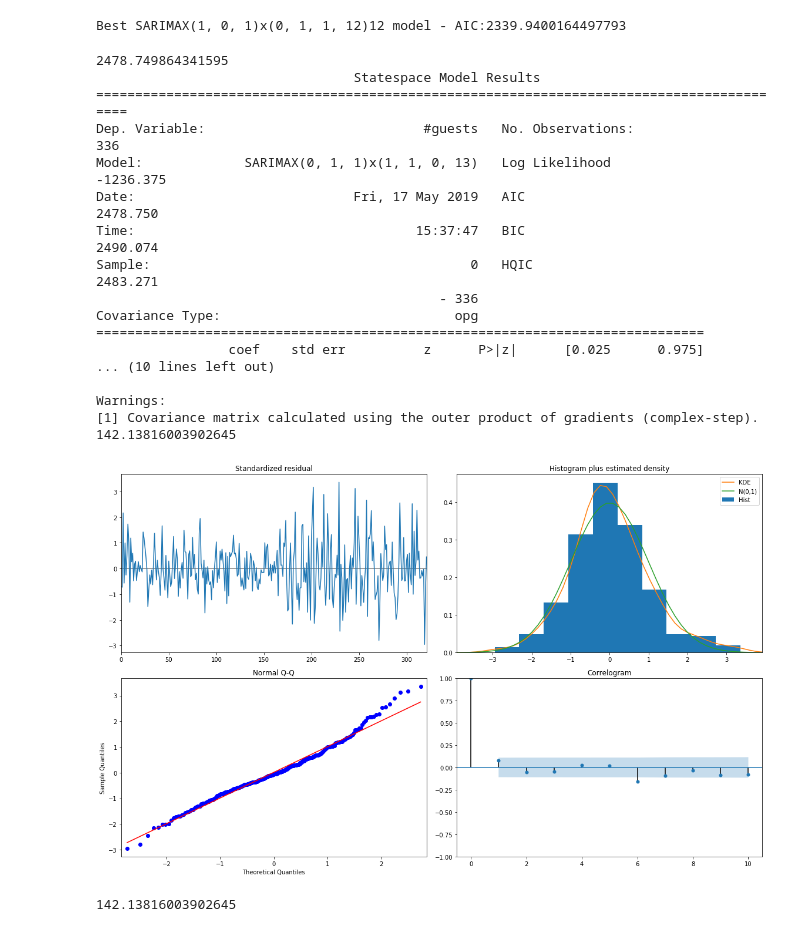
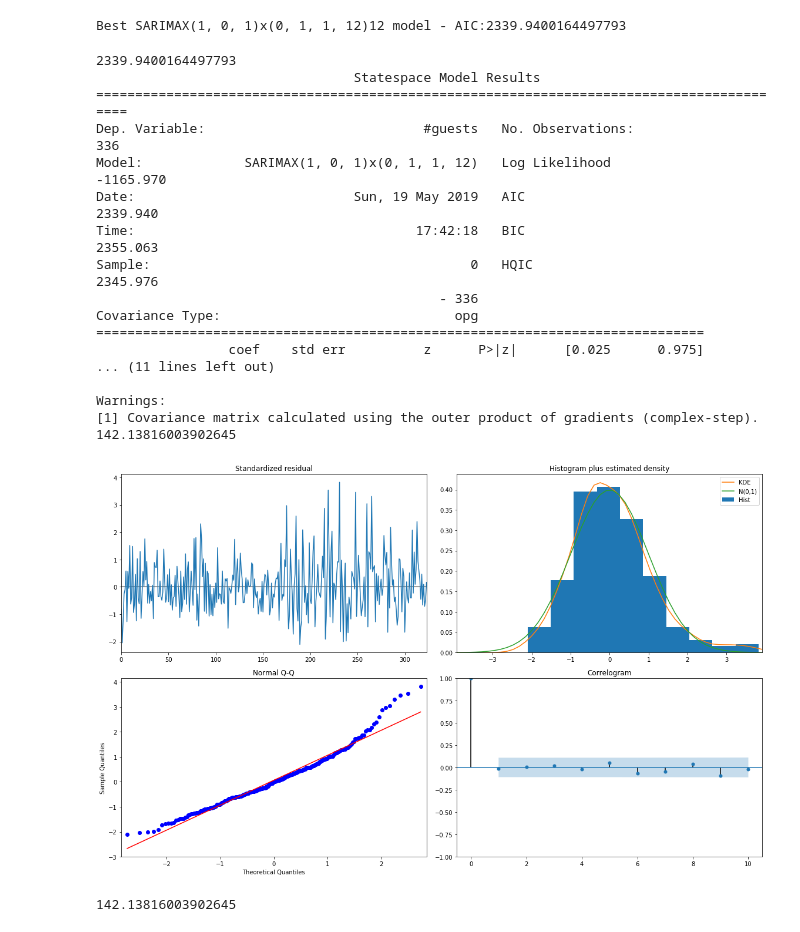
Before and after one commit to cristzelada/Tesis, a Jupyter notebook: forecasting/arima.ipynb, the cells around one changed output. Saved outputs shown, nothing was run; the diff lists cells and outputs as text; code cells hidden in the pictures.

```diff
--- a/forecasting/arima.ipynb
+++ b/forecasting/arima.ipynb
@@ -73,13 +71,3 @@ plt.show()
 # %%
-# dateparse = lambda dates: pd.datetime.strptime(dates, '%Y-%m-%d')
-
-# #leer la data del excel de los huespedes.csv
-# df = pd.read_csv('./data/hotelguests.csv', parse_dates=['time'], index_col='time',date_parser=dateparse)
-
-# df['Month'] = df.index.strftime('%b')
-# df['Year'] = df.index.year
-
-# month_names = pd.date_range(start='2008-01-01', periods=12, freq='MS').strftime('%b')
-# df_piv_line = df.pivot(index='Month', columns='Year', values='#guests')
-# df_piv_line = df_piv_line.reindex(index=month_names)
-# df_piv_line
+dateparse = lambda dates: pd.datetime.strptime(dates, '%Y-%m-%d')
+df = pd.read_csv('./data/hotelguests.csv', parse_dates=['time'], index_col='time',date_parser=dateparse)
@@ -313,41 +170,41 @@ Best SARIMAX(1, 0, 1)x(0, 1, 1, 12)12 model - AIC:2339.9400164497793
 # %%
 # define SARIMAX model and fit it to the data
 mdl = sm.tsa.statespace.SARIMAX(y_train,
-                                order=(0, 1, 1),
-                                seasonal_order=(1, 1, 0, 12),
+                                order=(1, 0, 1),
+                                seasonal_order=(0, 1, 1, 12),
                                 enforce_stationarity=True,
                                 enforce_invertibility=True)
 res = mdl.fit()
 
 # print statistics
 print(res.aic)
 print(res.summary())
 
 from scipy.stats import chi2
 chi = chi2.isf(q=0.05, df=116)
 print(chi)
 res.plot_diagnostics(figsize=(16, 10))
 plt.tight_layout()
 plt.show()
 # %% [output]
-2478.749864341595
+2339.9400164497793
                                  Statespace Model Results
 ==========================================================================================
 Dep. Variable:                            #guests   No. Observations:                  336
-Model:             SARIMAX(0, 1, 1)x(1, 1, 0, 13)   Log Likelihood               -1236.375
-Date:                            Fri, 17 May 2019   AIC                           2478.750
-Time:                                    15:37:47   BIC                           2490.074
-Sample:                                         0   HQIC                          2483.271
+Model:             SARIMAX(1, 0, 1)x(0, 1, 1, 12)   Log Likelihood               -1165.970
+Date:                            Sun, 19 May 2019   AIC                           2339.940
+Time:                                    17:42:18   BIC                           2355.063
+Sample:                                         0   HQIC                          2345.976
                                             - 336
 Covariance Type:                              opg
 ==============================================================================
                  coef    std err          z      P>|z|      [0.025      0.975]
-... (10 lines left out)
+... (11 lines left out)
 
 Warnings:
 [1] Covariance matrix calculated using the outer product of gradients (complex-step).
 142.13816003902645
-[figure, old version]
+[figure, new version]
 # %%
 from scipy.stats import chi2
 chi = chi2.isf(q=0.05, df=116)
```
Also changed, not shown: parts of 19 cells of this notebook, 4 other files.
